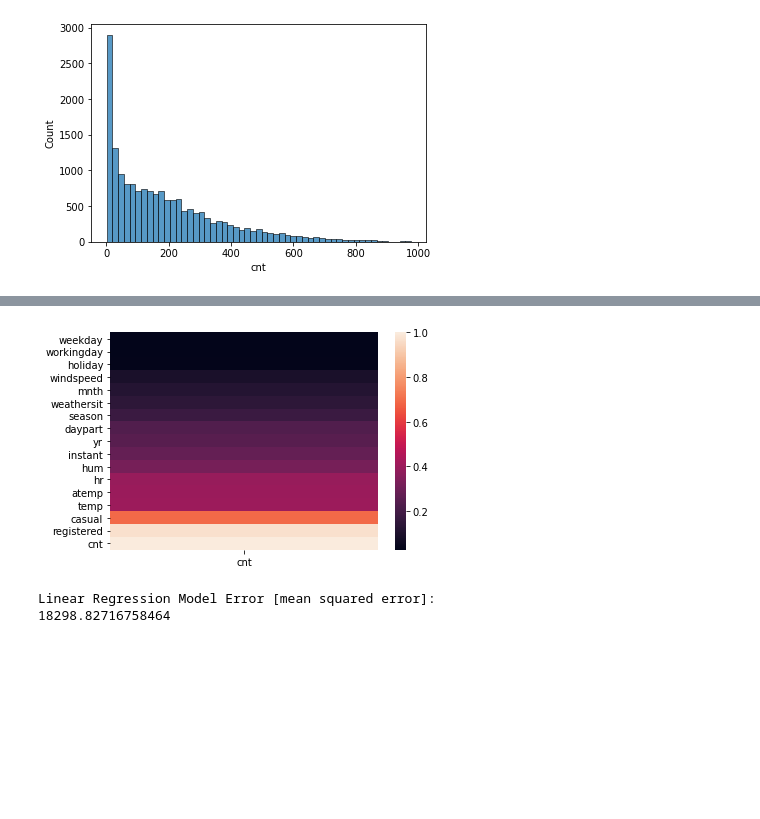
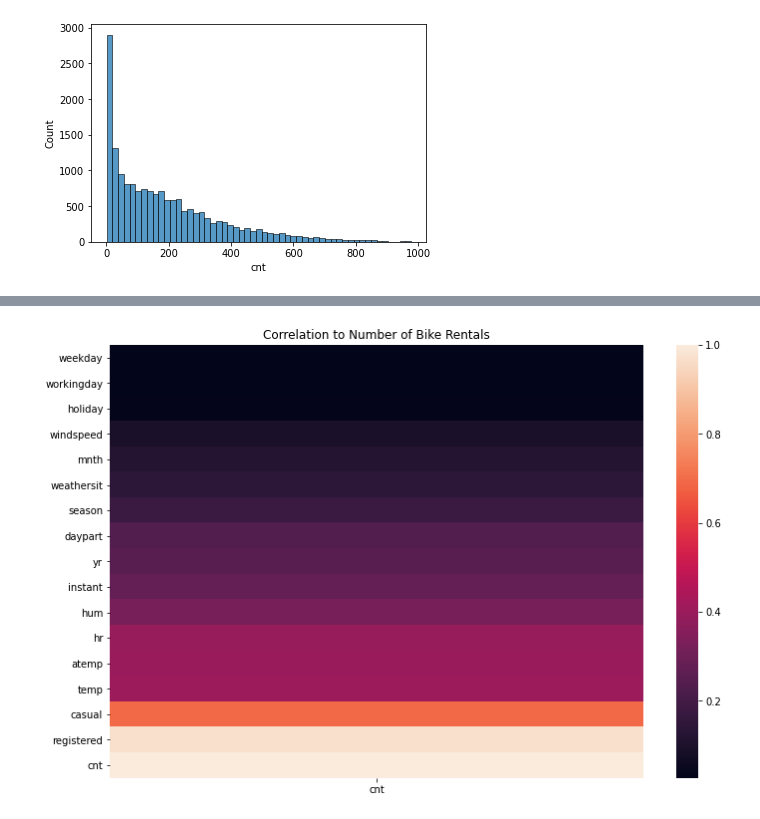
Before and after one commit to jryan814/datab-projects, a Jupyter notebook: bike_rental_predictions.ipynb, the cells around one changed output, grey strips where cells are left out. Cells and saved outputs as stored; diff of their text form; code cells hidden in the pictures; blank space fills up the shorter version.

```diff
--- a/bike_rental_predictions.ipynb
+++ b/bike_rental_predictions.ipynb
@@ -25,5 +30,13 @@ sns.histplot(df['cnt']);
 # %%
 def assign_time_labels(t):
+    '''
+    Engineers daypart feature based on time of day intervals.
+    For pd.Series.apply()
+    args :
+        t : (int) the hour of the day 0-23
+    returns :
+        each row of data
+    '''
     if t > 20 or t < 5:
         return 4
     elif 5 <= t <= 11:
@@ -37,6 +50,8 @@ df['daypart'] = df['hr'].apply(assign_time_labels)
 # %%
 corrs = abs(df.corr()[['cnt']])
 corrs = corrs.sort_values('cnt')
-sns.heatmap(corrs);
+plt.figure(figsize=(12,8))
+sns.heatmap(corrs)
+plt.title('Correlation to Number of Bike Rentals');
 # %% [output]
-[figure, old version]
+[figure, new version]
@@ -61,7 +67,0 @@ def lr_train_test(train, test, features, target):
-# %%
-linear_reg1 = lr_train_test(train, test, feature_cols, 'cnt')
-print('Linear Regression Model Error [mean squared error]:')
-print(linear_reg1)
-# %% [output]
-Linear Regression Model Error [mean squared error]:
-18298.82716758464
```
Also changed, not shown: parts of 23 cells of this notebook.
